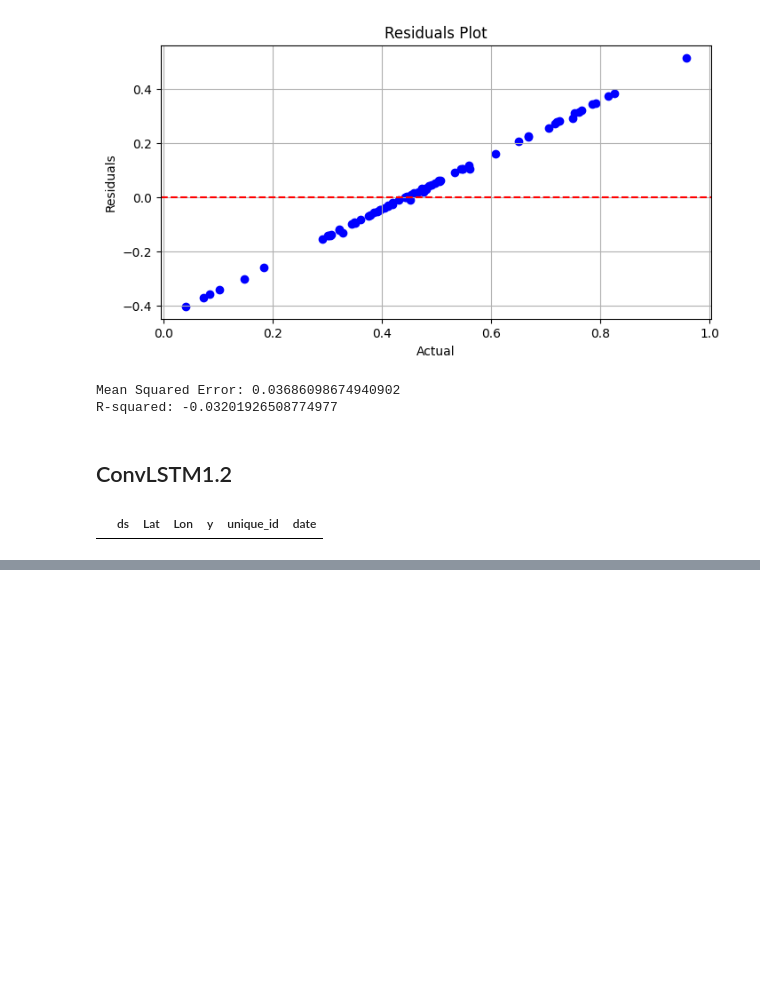
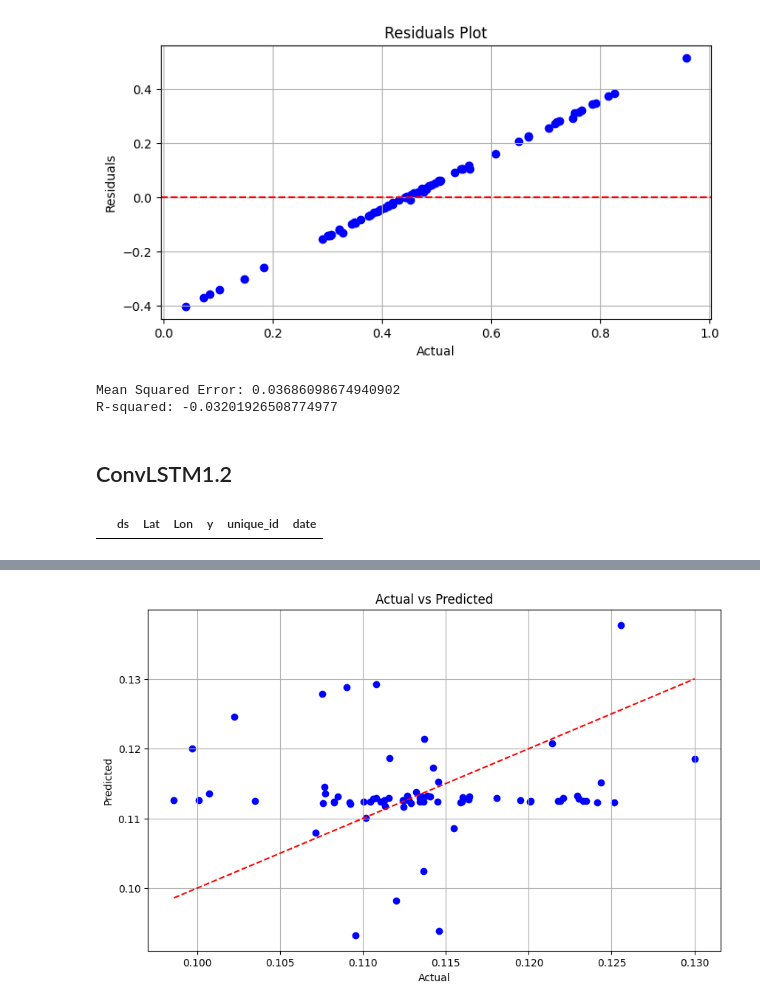
Before and after one commit to janakparajuli/ConvLSTM, a Jupyter notebook: ConvLSTM.ipynb, the cells around one changed output, grey strips where cells are left out. Drawn from its saved outputs; the diff is of its cells as text; code cells hidden in the pictures; blank space fills up the shorter version.

Commit message:
Actual vs Predicted Plotted

```diff
--- a/ConvLSTM.ipynb
+++ b/ConvLSTM.ipynb
@@ -377,6 +377,15 @@ print("Test Loss:", loss)
 # Make predictions
 y_pred = model.predict(X_test).reshape(-1)
 
+# Reshape predictions and actual labels
+y_pred = y_pred.reshape(-1)
+y_test = y_test.reshape(-1)
+
+# Ensure both have the same number of samples
+min_samples = min(len(y_test), len(y_pred))
+y_test = y_test[:min_samples]
+y_pred = y_pred[:min_samples]
+
 # Compute evaluation metrics
 mse = mean_squared_error(y_test, y_pred)
 r2 = r2_score(y_test, y_pred)
@@ -402,3 +410,15 @@ ValueError: Found input variables with inconsistent numbers of samples: [72, 216
+# %%
+# Plot actual vs predicted
+plt.figure(figsize=(10, 6))
+plt.scatter(y_test, y_pred, color='blue')
+plt.plot([min(y_test), max(y_test)], [min(y_test), max(y_test)], color='red', linestyle='--')
+plt.xlabel('Actual')
+plt.ylabel('Predicted')
+plt.title('Actual vs Predicted')
+plt.grid(True)
+plt.show()
+# %% [output]
+[figure, added]
 # %%
 import numpy as np
 import pandas as pd
```
Also changed, not shown: parts of 1 cell of this notebook.
